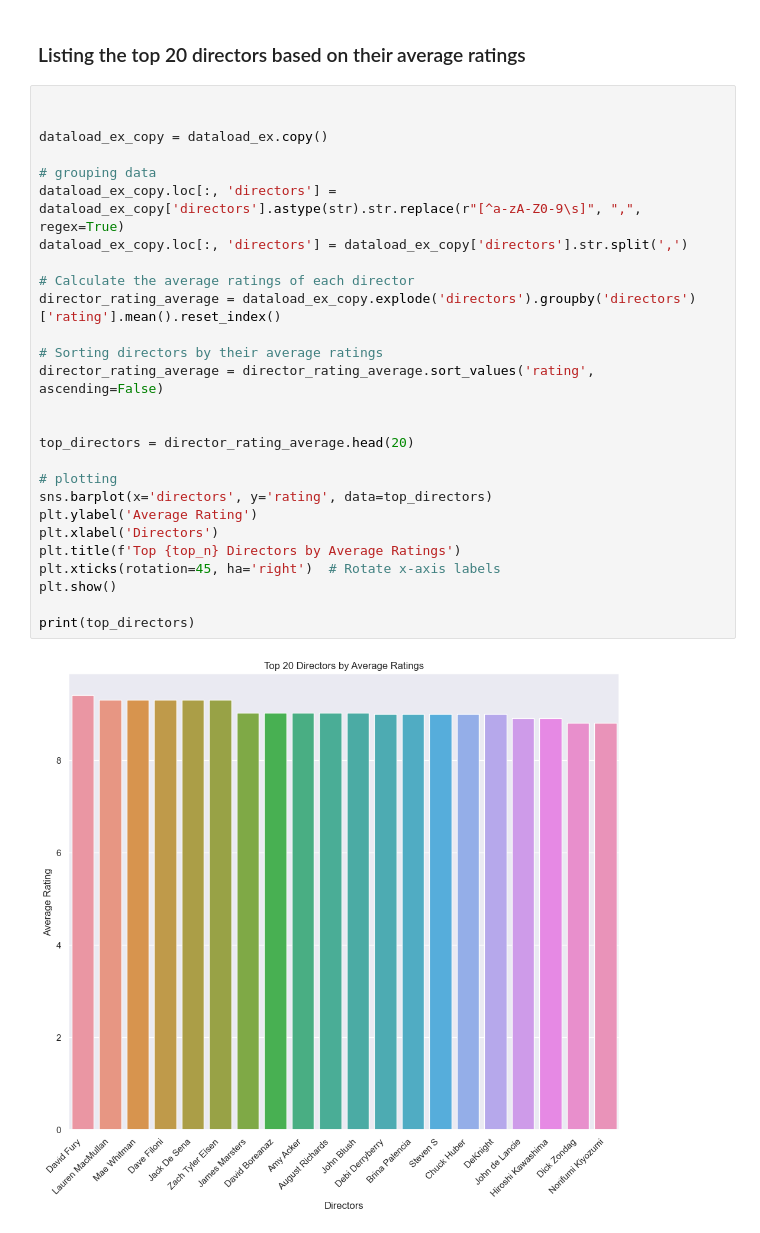
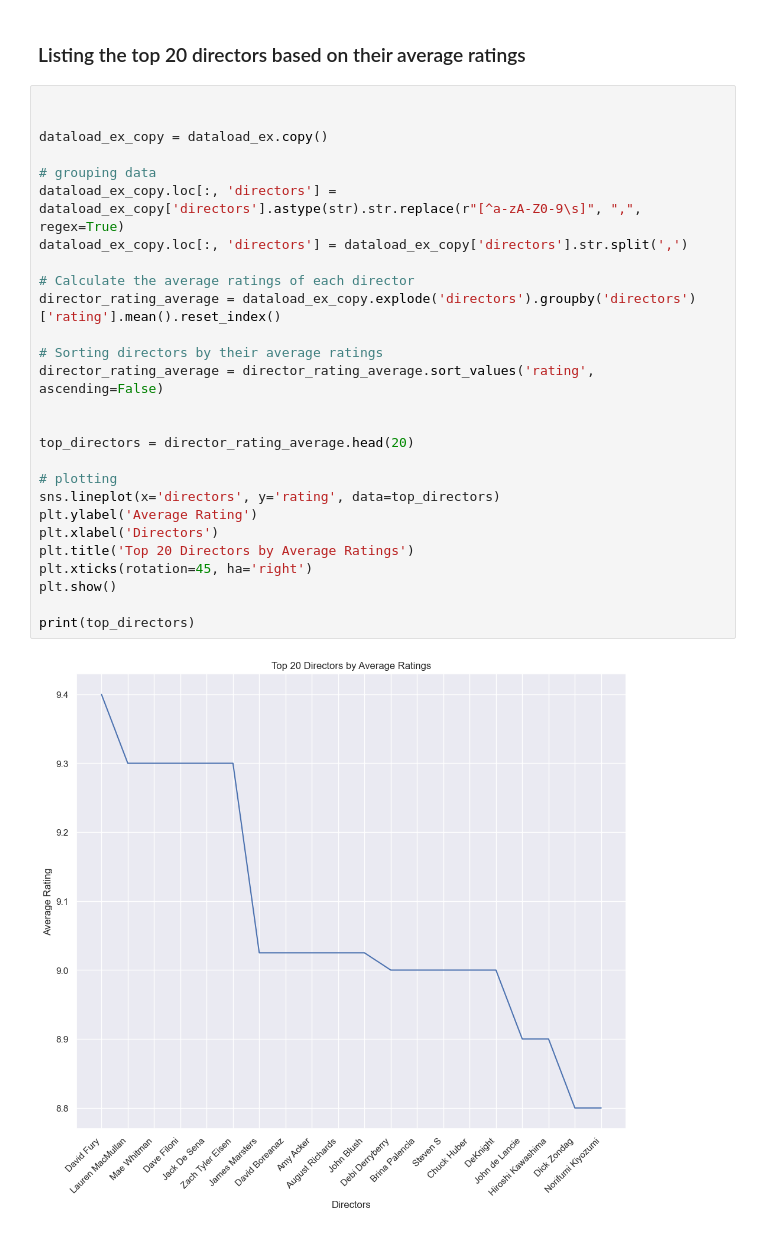
Before and after one commit to prateek-balani/data-analysis, a Jupyter notebook: data-analysis-imdb.ipynb, the cells around one changed output. Cells and saved outputs as stored; diff of their text form.

Commit message:
added top titles and other fixes

```diff
--- a/data-analysis-imdb.ipynb
+++ b/data-analysis-imdb.ipynb
@@ -100,32 +100,32 @@ print(genre_year)
 # %%
 
 
 dataload_ex_copy = dataload_ex.copy()
 
 # grouping data
 dataload_ex_copy.loc[:, 'directors'] = dataload_ex_copy['directors'].astype(str).str.replace(r"[^a-zA-Z0-9\s]", ",", regex=True)
 dataload_ex_copy.loc[:, 'directors'] = dataload_ex_copy['directors'].str.split(',')
 
 # Calculate the average ratings of each director
 director_rating_average = dataload_ex_copy.explode('directors').groupby('directors')['rating'].mean().reset_index()
 
 # Sorting directors by their average ratings
 director_rating_average = director_rating_average.sort_values('rating', ascending=False)
 
 
 top_directors = director_rating_average.head(20)
 
 # plotting
-sns.barplot(x='directors', y='rating', data=top_directors)
+sns.lineplot(x='directors', y='rating', data=top_directors)
 plt.ylabel('Average Rating')
 plt.xlabel('Directors')
-plt.title(f'Top {top_n} Directors by Average Ratings')
-plt.xticks(rotation=45, ha='right')  # Rotate x-axis labels
+plt.title('Top 20 Directors by Average Ratings')
+plt.xticks(rotation=45, ha='right')
 plt.show()
 
 print(top_directors)
 # %% [output]
-[figure, old version]
+[figure, new version]
              directors  rating
 167         David Fury   9.400
 381   Lauren MacMullan   9.300
```
Also changed, not shown: parts of 1 cell of this notebook.
